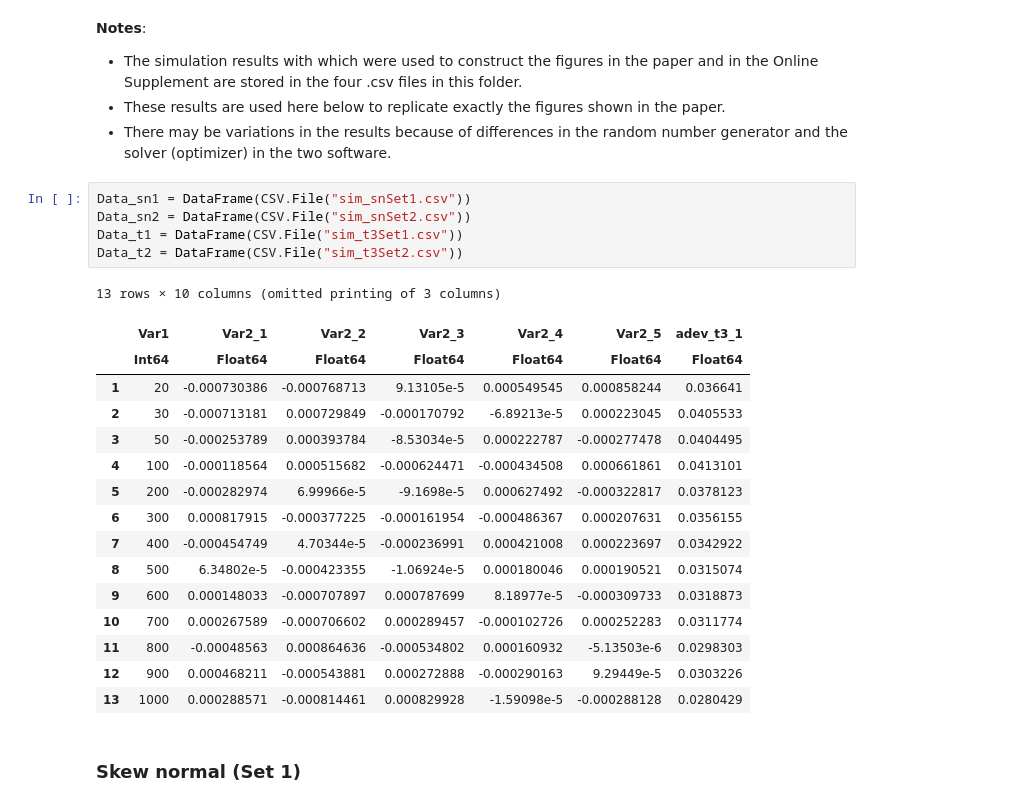
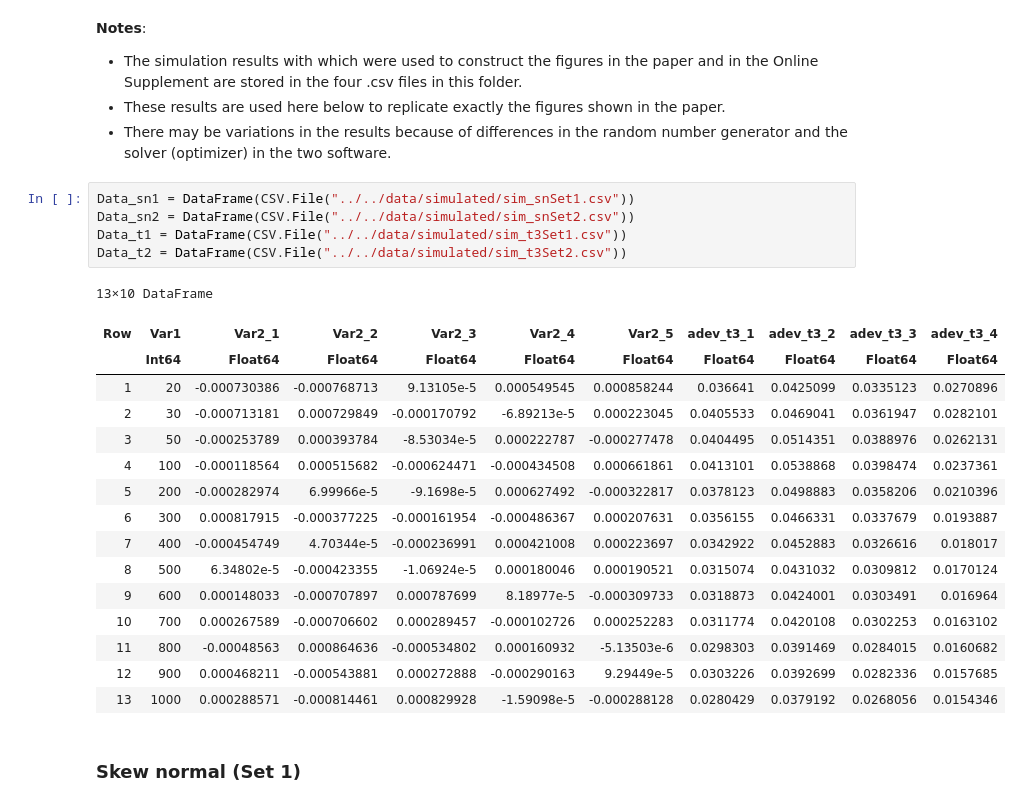
Before and after one commit to laurentpauwels/maeloss, a Jupyter notebook: code/julia/SimulationsJulia.ipynb, the cells around one changed output. Drawn from its saved outputs; the diff is of its cells as text.

```diff
--- a/code/julia/SimulationsJulia.ipynb
+++ b/code/julia/SimulationsJulia.ipynb
@@ -228,27 +277,27 @@ Data_t2 = hcat(N, amean_t3_diff2,adev_t3_diff2);
 * These results are used here below to replicate exactly the figures shown in the paper.
 * There may be variations in the results because of differences in the random number generator and the solver (optimizer) in the two software.
 # %%
-Data_sn1 = DataFrame(CSV.File("sim_snSet1.csv"))
-Data_sn2 = DataFrame(CSV.File("sim_snSet2.csv"))
-Data_t1 = DataFrame(CSV.File("sim_t3Set1.csv"))
-Data_t2 = DataFrame(CSV.File("sim_t3Set2.csv"))
+Data_sn1 = DataFrame(CSV.File("../../data/simulated/sim_snSet1.csv"))
+Data_sn2 = DataFrame(CSV.File("../../data/simulated/sim_snSet2.csv"))
+Data_t1 = DataFrame(CSV.File("../../data/simulated/sim_t3Set1.csv"))
+Data_t2 = DataFrame(CSV.File("../../data/simulated/sim_t3Set2.csv"))
 # %% [output]
-13 rows × 10 columns (omitted printing of 3 columns)
+13×10 DataFrame
-|  | Var1 | Var2_1 | Var2_2 | Var2_3 | Var2_4 | Var2_5 | adev_t3_1 |
-|  | Int64 | Float64 | Float64 | Float64 | Float64 | Float64 | Float64 |
-| 1 | 20 | -0.000730386 | -0.000768713 | 9.13105e-5 | 0.000549545 | 0.000858244 | 0.036641 |
-| 2 | 30 | -0.000713181 | 0.000729849 | -0.000170792 | -6.89213e-5 | 0.000223045 | 0.0405533 |
-| 3 | 50 | -0.000253789 | 0.000393784 | -8.53034e-5 | 0.000222787 | -0.000277478 | 0.0404495 |
-| 4 | 100 | -0.000118564 | 0.000515682 | -0.000624471 | -0.000434508 | 0.000661861 | 0.0413101 |
-| 5 | 200 | -0.000282974 | 6.99966e-5 | -9.1698e-5 | 0.000627492 | -0.000322817 | 0.0378123 |
-| 6 | 300 | 0.000817915 | -0.000377225 | -0.000161954 | -0.000486367 | 0.000207631 | 0.0356155 |
-| 7 | 400 | -0.000454749 | 4.70344e-5 | -0.000236991 | 0.000421008 | 0.000223697 | 0.0342922 |
-| 8 | 500 | 6.34802e-5 | -0.000423355 | -1.06924e-5 | 0.000180046 | 0.000190521 | 0.0315074 |
-| 9 | 600 | 0.000148033 | -0.000707897 | 0.000787699 | 8.18977e-5 | -0.000309733 | 0.0318873 |
-| 10 | 700 | 0.000267589 | -0.000706602 | 0.000289457 | -0.000102726 | 0.000252283 | 0.0311774 |
-| 11 | 800 | -0.00048563 | 0.000864636 | -0.000534802 | 0.000160932 | -5.13503e-6 | 0.0298303 |
-| 12 | 900 | 0.000468211 | -0.000543881 | 0.000272888 | -0.000290163 | 9.29449e-5 | 0.0303226 |
-| 13 | 1000 | 0.000288571 | -0.000814461 | 0.000829928 | -1.59098e-5 | -0.000288128 | 0.0280429 |
+| Row | Var1 | Var2_1 | Var2_2 | Var2_3 | Var2_4 | Var2_5 | adev_t3_1 | adev_t3_2 | adev_t3_3 | adev_t3_4 |
+|  | Int64 | Float64 | Float64 | Float64 | Float64 | Float64 | Float64 | Float64 | Float64 | Float64 |
+| 1 | 20 | -0.000730386 | -0.000768713 | 9.13105e-5 | 0.000549545 | 0.000858244 | 0.036641 | 0.0425099 | 0.0335123 | 0.0270896 |
+| 2 | 30 | -0.000713181 | 0.000729849 | -0.000170792 | -6.89213e-5 | 0.000223045 | 0.0405533 | 0.0469041 | 0.0361947 | 0.0282101 |
+| 3 | 50 | -0.000253789 | 0.000393784 | -8.53034e-5 | 0.000222787 | -0.000277478 | 0.0404495 | 0.0514351 | 0.0388976 | 0.0262131 |
+| 4 | 100 | -0.000118564 | 0.000515682 | -0.000624471 | -0.000434508 | 0.000661861 | 0.0413101 | 0.0538868 | 0.0398474 | 0.0237361 |
+| 5 | 200 | -0.000282974 | 6.99966e-5 | -9.1698e-5 | 0.000627492 | -0.000322817 | 0.0378123 | 0.0498883 | 0.0358206 | 0.0210396 |
+| 6 | 300 | 0.000817915 | -0.000377225 | -0.000161954 | -0.000486367 | 0.000207631 | 0.0356155 | 0.0466331 | 0.0337679 | 0.0193887 |
+| 7 | 400 | -0.000454749 | 4.70344e-5 | -0.000236991 | 0.000421008 | 0.000223697 | 0.0342922 | 0.0452883 | 0.0326616 | 0.018017 |
+| 8 | 500 | 6.34802e-5 | -0.000423355 | -1.06924e-5 | 0.000180046 | 0.000190521 | 0.0315074 | 0.0431032 | 0.0309812 | 0.0170124 |
+| 9 | 600 | 0.000148033 | -0.000707897 | 0.000787699 | 8.18977e-5 | -0.000309733 | 0.0318873 | 0.0424001 | 0.0303491 | 0.016964 |
+| 10 | 700 | 0.000267589 | -0.000706602 | 0.000289457 | -0.000102726 | 0.000252283 | 0.0311774 | 0.0420108 | 0.0302253 | 0.0163102 |
+| 11 | 800 | -0.00048563 | 0.000864636 | -0.000534802 | 0.000160932 | -5.13503e-6 | 0.0298303 | 0.0391469 | 0.0284015 | 0.0160682 |
+| 12 | 900 | 0.000468211 | -0.000543881 | 0.000272888 | -0.000290163 | 9.29449e-5 | 0.0303226 | 0.0392699 | 0.0282336 | 0.0157685 |
+| 13 | 1000 | 0.000288571 | -0.000814461 | 0.000829928 | -1.59098e-5 | -0.000288128 | 0.0280429 | 0.0379192 | 0.0268056 | 0.0154346 |
 # %% [markdown]
 ### Skew normal (Set 1)
 # %%
```
Also changed, not shown: parts of 6 cells of this notebook.
